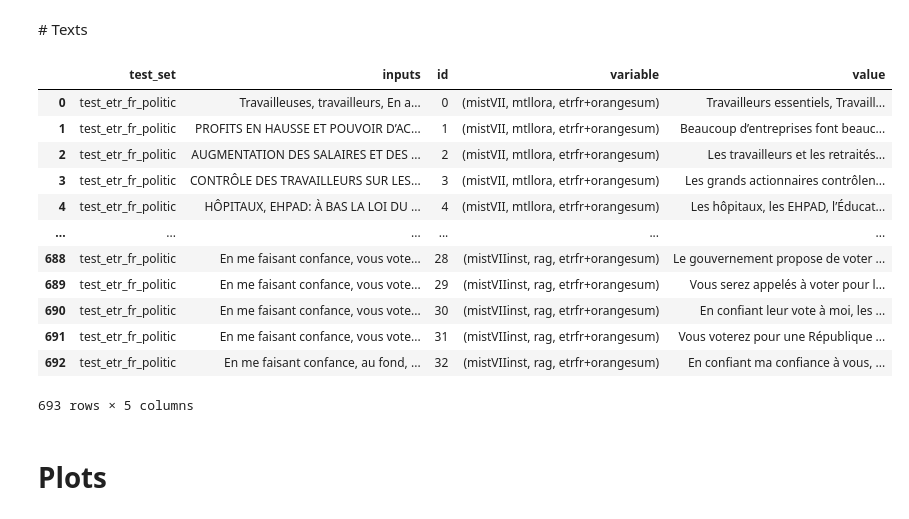
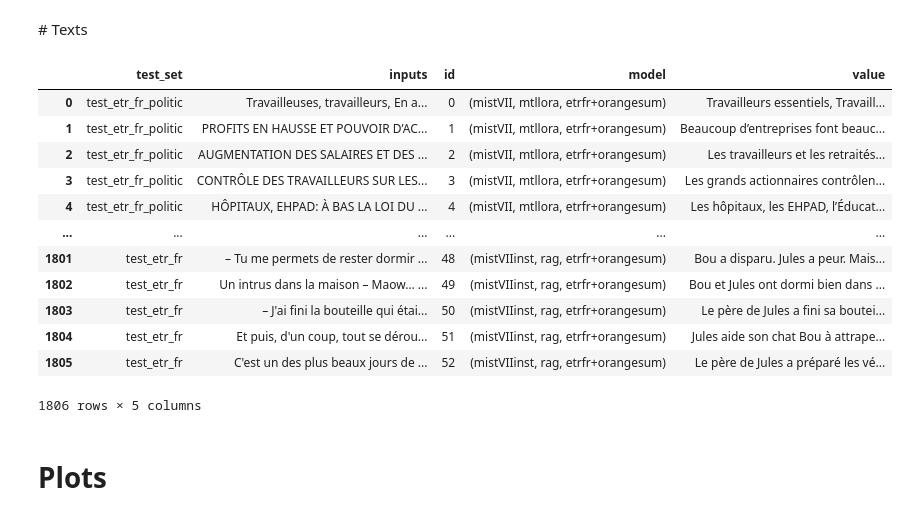
Before and after one commit to FrLdy/ETR-PEFT-Composition, a Jupyter notebook: notebooks/result_analysis/metrics.ipynb, the cells around one changed output. Saved outputs shown, nothing was run; the diff lists cells and outputs as text; code cells hidden in the pictures.

```diff
--- a/notebooks/result_analysis/metrics.ipynb
+++ b/notebooks/result_analysis/metrics.ipynb
@@ -488,38 +476,0 @@ def paired_bootstrap(metrics_sys, metrics_baseline, num_samples=1000):
-# %%
-def get_rag_expes():
-    models = [
-        ("mistral-7b", "mistVIIinst"),
-        ("llama3-8b", "llamaVIIIinst")
-    ]
-
-    methods_tasks = [
-        # (ZERO_SHOT, [ETR_FR]),
-        (RAG, [ETR_FR, ETR_FR_ORANGESUM, ETR_FR_WIKILARGE, ALL])
-    ]
-
-    return [
-        RAGETRFrExpe(model=model, model_name=model_name, method=method, train_tasks=task, step="", expe_dir=ICL_EXPE_DIR)
-        for (model, model_name) in models
-        for method, task_list in methods_tasks
-        for task in task_list if method == "rag" or task == ETR_FR
-    ]
-
-def get_mtl_expes():
-    models = [
-        (MBARTHEZ, None),
-        (LLAMA3, "llamaVIII"),
-        (MISTRAL, "mistVII"),
-        # (DEEPSEEK, "deepseekrI"),
-    ]
-    methods = [LORA, MTLLORA]
-    train_tasks_sets = {
-        LORA: [ETR_FR],
-        MTLLORA: [ALL, ETR_FR_ORANGESUM, ETR_FR_WIKILARGE]
-    }
-
-    return [
-        ETRFrExpe(model=model, model_name=model_name, method=method, train_tasks=train_tasks, step="test_best_model", split="test")
-        for (model, model_name) in models
-        for method in methods
-        for train_tasks in train_tasks_sets[method]
-    ]
@@ -658,25 +639,28 @@ res_df
 # %% [markdown]
 # Texts
 # %%
-df = etr_fr_analysis_test_best_model.get_text_df("test_etr_fr_politic").reset_index(names="id")
+df = pd.concat([
+    etr_fr_analysis_test_best_model.get_text_df(test_set)
+    for test_set in ("test_etr_fr_politic", "test_etr_fr")
+]).reset_index(names="id")
 cols = set(df.columns)
 values = set(df.filter(regex="(\\(|labels)").columns)
 ids = cols - values
-df.melt(id_vars=ids, value_vars=values)
+df.melt(id_vars=ids, value_vars=values, var_name="model")
 # %% [output]
-|  | test_set | inputs | id | variable | value |
+|  | test_set | inputs | id | model | value |
 | 0 | test_etr_fr_politic | Travailleuses, travailleurs, En a... | 0 | (mistVII, mtllora, etrfr+orangesum) | Travailleurs essentiels, Travaill... |
 | 1 | test_etr_fr_politic | PROFITS EN HAUSSE ET POUVOIR D’AC... | 1 | (mistVII, mtllora, etrfr+orangesum) | Beaucoup d’entreprises font beauc... |
 | 2 | test_etr_fr_politic | AUGMENTATION DES SALAIRES ET DES ... | 2 | (mistVII, mtllora, etrfr+orangesum) | Les travailleurs et les retraités... |
 | 3 | test_etr_fr_politic | CONTRÔLE DES TRAVAILLEURS SUR LES... | 3 | (mistVII, mtllora, etrfr+orangesum) | Les grands actionnaires contrôlen... |
 | 4 | test_etr_fr_politic | HÔPITAUX, EHPAD: À BAS LA LOI DU ... | 4 | (mistVII, mtllora, etrfr+orangesum) | Les hôpitaux, les EHPAD, l’Éducat... |
 | ... | ... | ... | ... | ... | ... |
-| 688 | test_etr_fr_politic | En me faisant confance, vous vote... | 28 | (mistVIIinst, rag, etrfr+orangesum) | Le gouvernement propose de voter ... |
-| 689 | test_etr_fr_politic | En me faisant confance, vous vote... | 29 | (mistVIIinst, rag, etrfr+orangesum) | Vous serez appelés à voter pour l... |
-| 690 | test_etr_fr_politic | En me faisant confance, vous vote... | 30 | (mistVIIinst, rag, etrfr+orangesum) | En confiant leur vote à moi, les ... |
-| 691 | test_etr_fr_politic | En me faisant confance, vous vote... | 31 | (mistVIIinst, rag, etrfr+orangesum) | Vous voterez pour une République ... |
-| 692 | test_etr_fr_politic | En me faisant confance, au fond, ... | 32 | (mistVIIinst, rag, etrfr+orangesum) | En confiant ma confiance à vous, ... |
+| 1801 | test_etr_fr | – Tu me permets de rester dormir ... | 48 | (mistVIIinst, rag, etrfr+orangesum) | Bou a disparu. Jules a peur. Mais... |
+| 1802 | test_etr_fr | Un intrus dans la maison – Maow… ... | 49 | (mistVIIinst, rag, etrfr+orangesum) | Bou et Jules ont dormi bien dans ... |
+| 1803 | test_etr_fr | – J'ai fini la bouteille qui étai... | 50 | (mistVIIinst, rag, etrfr+orangesum) | Le père de Jules a fini sa boutei... |
+| 1804 | test_etr_fr | Et puis, d'un coup, tout se dérou... | 51 | (mistVIIinst, rag, etrfr+orangesum) | Jules aide son chat Bou à attrape... |
+| 1805 | test_etr_fr | C'est un des plus beaux jours de ... | 52 | (mistVIIinst, rag, etrfr+orangesum) | Le père de Jules a préparé les vé... |
-693 rows × 5 columns
+1806 rows × 5 columns
 # %% [markdown]
 # Plots
 # %% [markdown]
```
Also changed, not shown: parts of 23 cells of this notebook.
